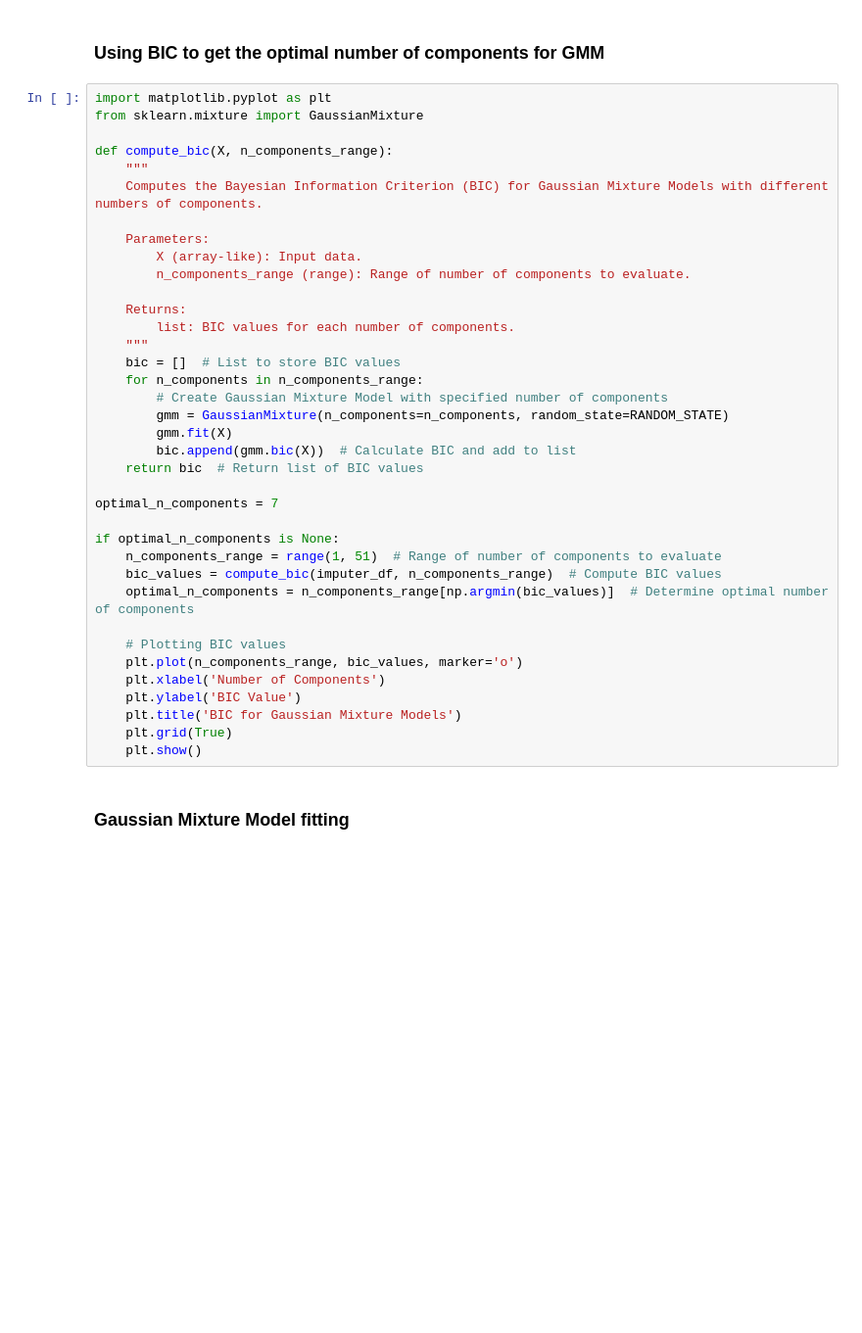
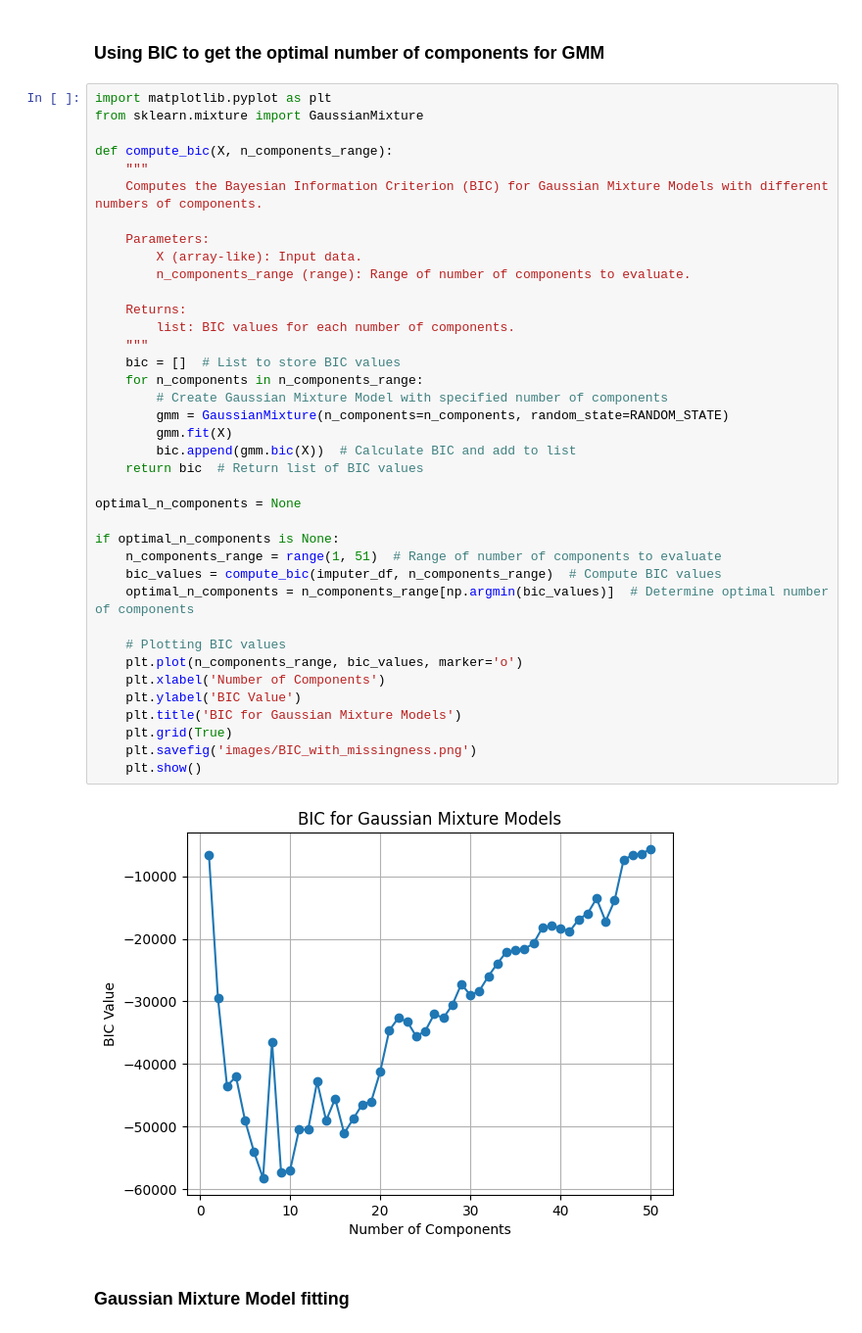
Before and after one commit to POskar/GenerativeMLForPrecisionMedicine, a Jupyter notebook: with_missingness.ipynb, the cells around one changed output. Shown at 98% size. Saved outputs shown, nothing was run; the diff lists cells and outputs as text; blank space fills up the shorter version.

```diff
--- a/with_missingness.ipynb
+++ b/with_missingness.ipynb
@@ -135,34 +136,37 @@ def compute_bic(X, n_components_range):
     Computes the Bayesian Information Criterion (BIC) for Gaussian Mixture Models with different numbers of components.
 
     Parameters:
         X (array-like): Input data.
         n_components_range (range): Range of number of components to evaluate.
 
     Returns:
         list: BIC values for each number of components.
     """
     bic = []  # List to store BIC values
     for n_components in n_components_range:
         # Create Gaussian Mixture Model with specified number of components
         gmm = GaussianMixture(n_components=n_components, random_state=RANDOM_STATE)
         gmm.fit(X)
         bic.append(gmm.bic(X))  # Calculate BIC and add to list
     return bic  # Return list of BIC values
 
-optimal_n_components = 7
+optimal_n_components = None
 
 if optimal_n_components is None:
     n_components_range = range(1, 51)  # Range of number of components to evaluate
     bic_values = compute_bic(imputer_df, n_components_range)  # Compute BIC values
     optimal_n_components = n_components_range[np.argmin(bic_values)]  # Determine optimal number of components
 
     # Plotting BIC values
     plt.plot(n_components_range, bic_values, marker='o')
     plt.xlabel('Number of Components')
     plt.ylabel('BIC Value')
     plt.title('BIC for Gaussian Mixture Models')
     plt.grid(True)
+    plt.savefig('images/BIC_with_missingness.png')
     plt.show()
+# %% [output]
+[figure, added]
 # %% [markdown]
 ### Gaussian Mixture Model fitting
 # %%
```
Also changed, not shown: parts of 10 cells of this notebook, 4 other files.
